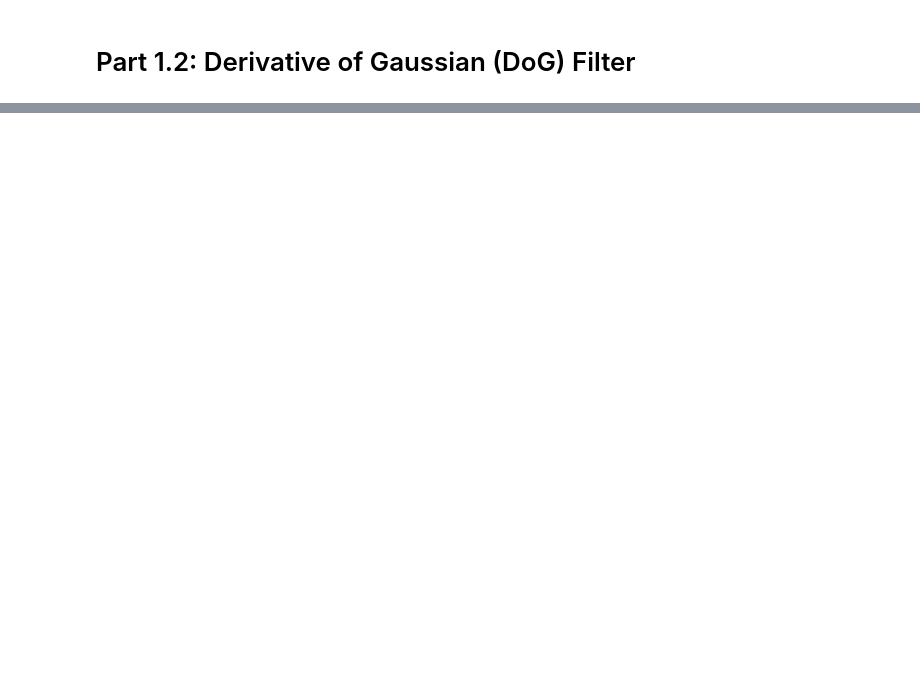
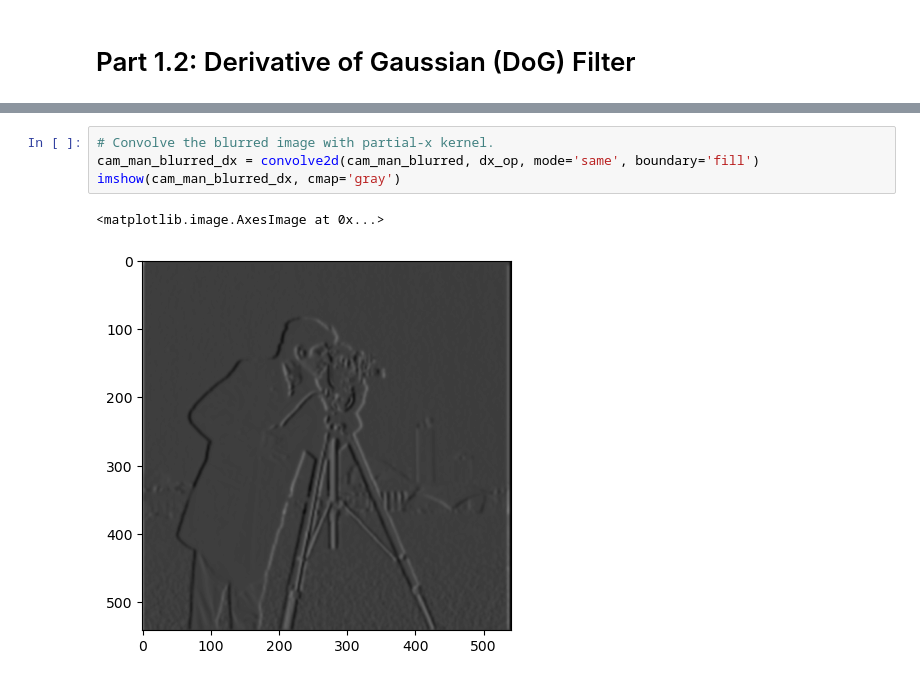
Before and after one commit to hackerzilla/cs180, a Jupyter notebook: proj2/code/main.ipynb, the cells around one changed output, grey strips where cells are left out. Drawn from its saved outputs; the diff is of its cells as text; blank space fills up the shorter version.

```diff
--- a/proj2/code/main.ipynb
+++ b/proj2/code/main.ipynb
@@ -107,0 +119,7 @@ imshow(cam_man_nabla_binarized, cmap='gray')
+# %%
+# Convolve the blurred image with partial-x kernel.
+cam_man_blurred_dx = convolve2d(cam_man_blurred, dx_op, mode='same', boundary='fill')
+imshow(cam_man_blurred_dx, cmap='gray')
+# %% [output]
+<matplotlib.image.AxesImage at 0x...>
+[figure, added]
```
Also changed, not shown: parts of 14 cells of this notebook.
